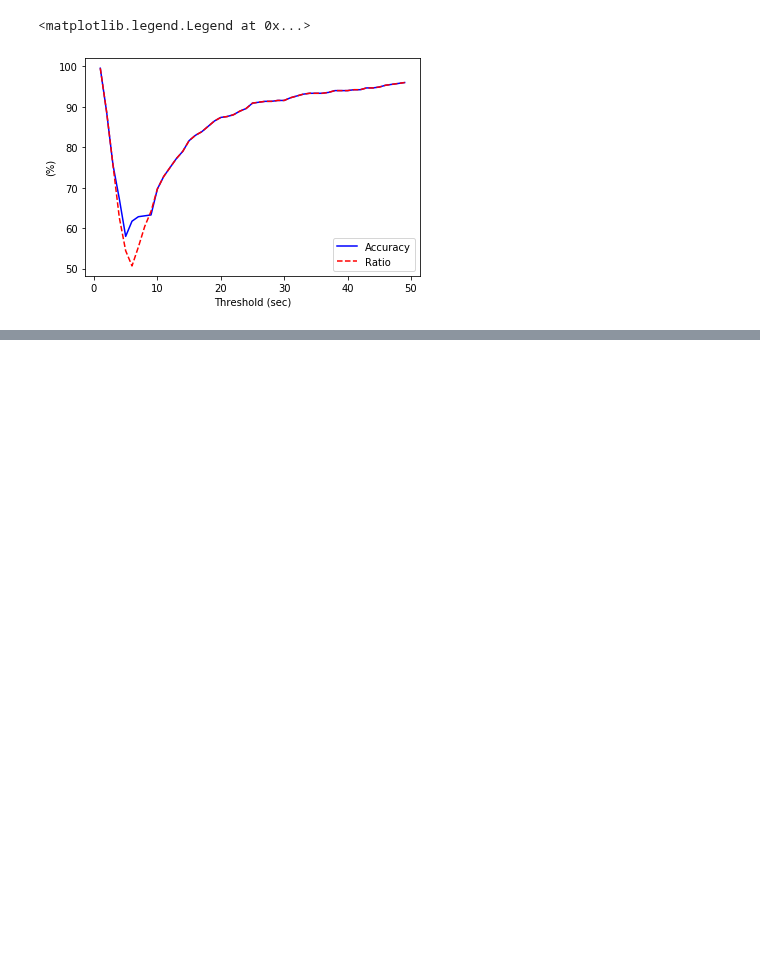
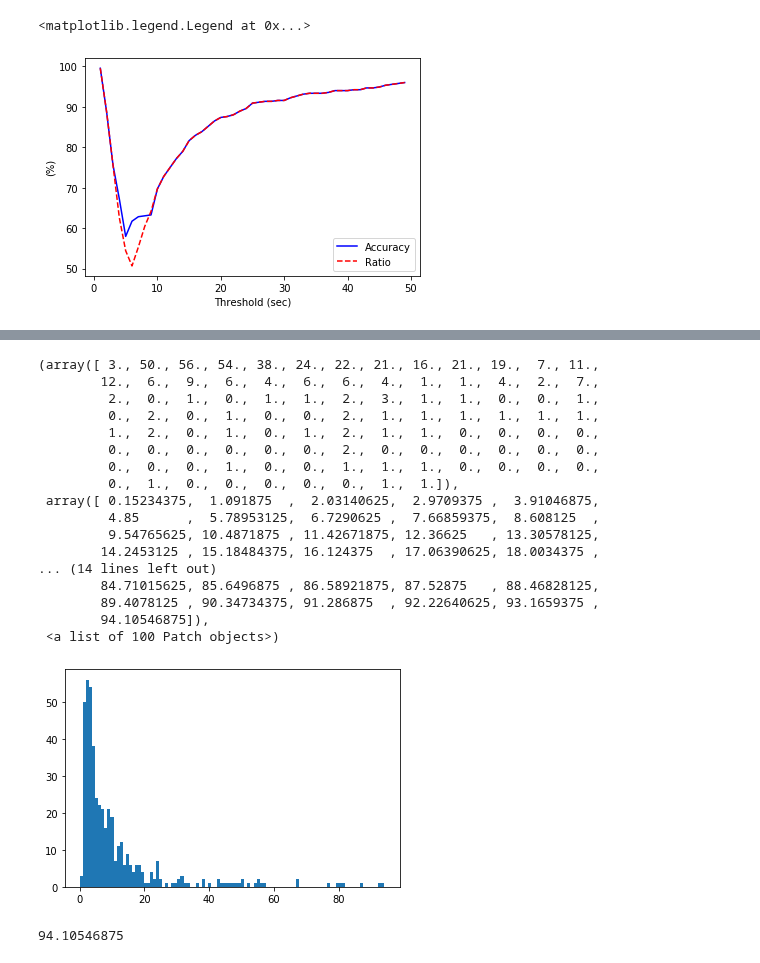
Before and after one commit to hundredball/Math24, a Jupyter notebook: Ginny_ERSP/ERSP_binary_classification.ipynb, the cells around one changed output, grey strips where cells are left out. Saved outputs shown, nothing was run; the diff lists cells and outputs as text; code cells hidden in the pictures; blank space fills up the shorter version.

```diff
--- a/Ginny_ERSP/ERSP_binary_classification.ipynb
+++ b/Ginny_ERSP/ERSP_binary_classification.ipynb
@@ -400,0 +429,10 @@ Regression directly: 9.100871
+# %%
+Y = preprocessing.make_target(SLs)
+X = preprocessing.PCA_corr(ERSP_all, Y)
+
+Y = SLs
+clf = LinearRegression()
+clf.fit(X, SLs)
+pred_Y = clf.predict(X)
+
+print(standard_error(pred_Y, SLs))
@@ -400,0 +473,25 @@ Regression directly: 9.100871
+# %%
+plt.hist(SLs, bins=100)
+# %% [output]
+(array([ 3., 50., 56., 54., 38., 24., 22., 21., 16., 21., 19.,  7., 11.,
+        12.,  6.,  9.,  6.,  4.,  6.,  6.,  4.,  1.,  1.,  4.,  2.,  7.,
+         2.,  0.,  1.,  0.,  1.,  1.,  2.,  3.,  1.,  1.,  0.,  0.,  1.,
+         0.,  2.,  0.,  1.,  0.,  0.,  2.,  1.,  1.,  1.,  1.,  1.,  1.,
+         1.,  2.,  0.,  1.,  0.,  1.,  2.,  1.,  1.,  0.,  0.,  0.,  0.,
+         0.,  0.,  0.,  0.,  0.,  0.,  2.,  0.,  0.,  0.,  0.,  0.,  0.,
+         0.,  0.,  0.,  1.,  0.,  0.,  1.,  1.,  1.,  0.,  0.,  0.,  0.,
+         0.,  1.,  0.,  0.,  0.,  0.,  0.,  1.,  1.]),
+ array([ 0.15234375,  1.091875  ,  2.03140625,  2.9709375 ,  3.91046875,
+         4.85      ,  5.78953125,  6.7290625 ,  7.66859375,  8.608125  ,
+         9.54765625, 10.4871875 , 11.42671875, 12.36625   , 13.30578125,
+        14.2453125 , 15.18484375, 16.124375  , 17.06390625, 18.0034375 ,
+... (14 lines left out)
+        84.71015625, 85.6496875 , 86.58921875, 87.52875   , 88.46828125,
+        89.4078125 , 90.34734375, 91.286875  , 92.22640625, 93.1659375 ,
+        94.10546875]),
+ <a list of 100 Patch objects>)
+[figure, added]
+# %%
+max(SLs)
+# %% [output]
+94.10546875
```
Also changed, not shown: parts of 10 cells of this notebook, 9 other files.
